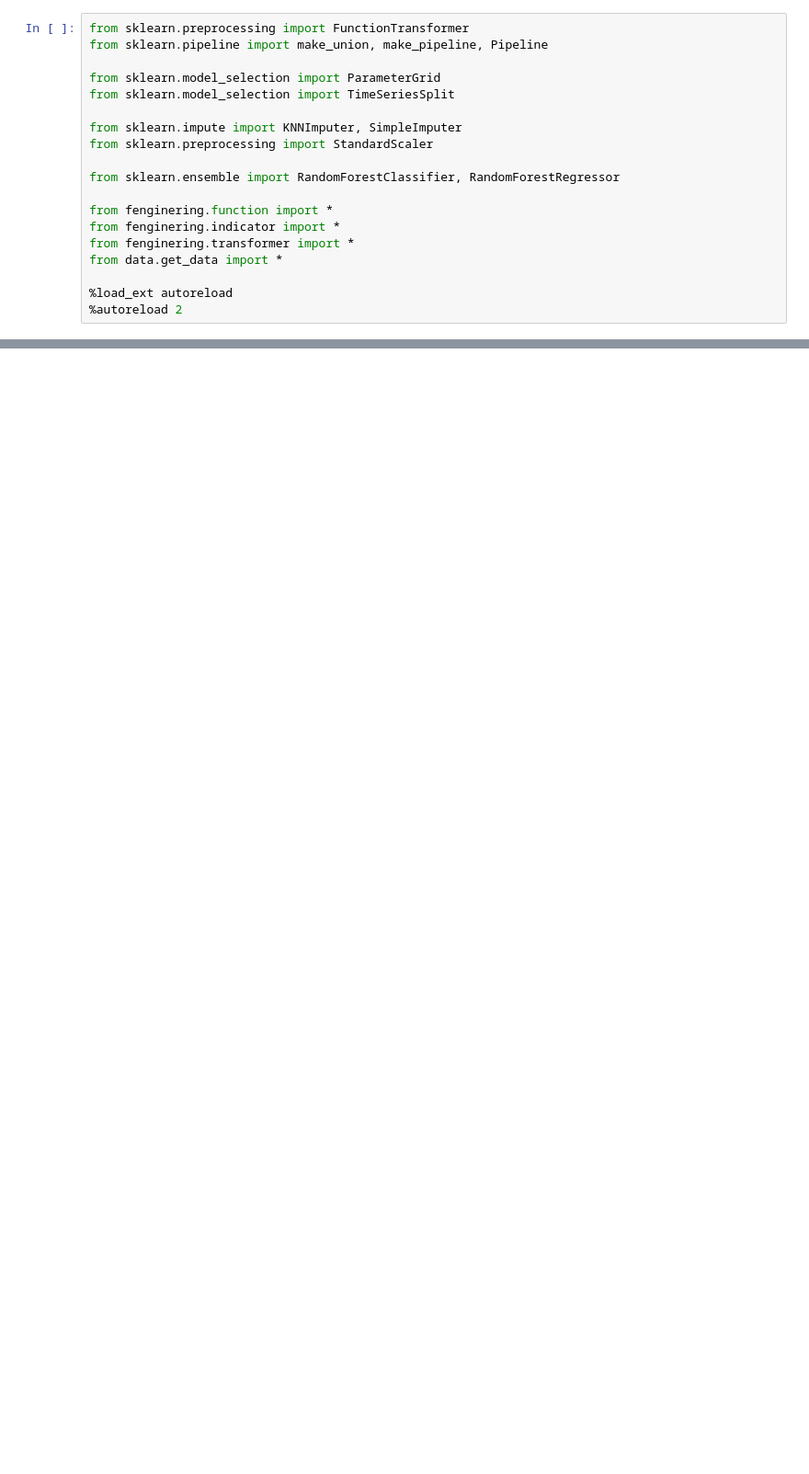
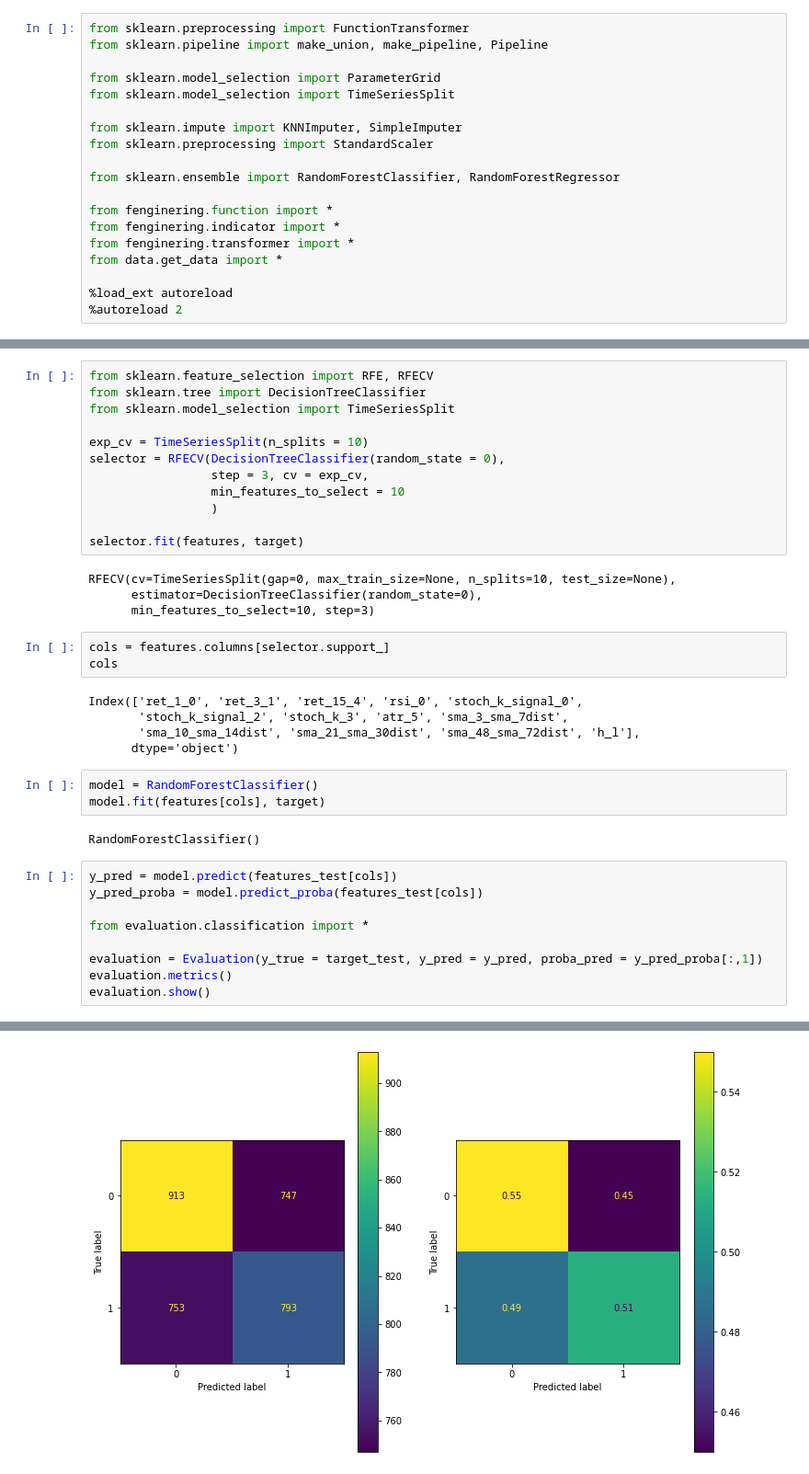
Before and after one commit to cedTrad/MachineLearning_Trading, a Jupyter notebook: Strategy.ipynb, the cells around one changed output, grey strips where cells are left out. Shown at 92% size. Saved outputs shown, nothing was run; the diff lists cells and outputs as text; blank space fills up the shorter version.

```diff
--- a/Strategy.ipynb
+++ b/Strategy.ipynb
@@ -168,0 +114,39 @@ Indicators.fit_transform(data)
+# %%
+from sklearn.feature_selection import RFE, RFECV
+from sklearn.tree import DecisionTreeClassifier
+from sklearn.model_selection import TimeSeriesSplit
+
+exp_cv = TimeSeriesSplit(n_splits = 10)
+selector = RFECV(DecisionTreeClassifier(random_state = 0),
+                 step = 3, cv = exp_cv,
+                 min_features_to_select = 10
+                 )
+
+selector.fit(features, target)
+# %% [output]
+RFECV(cv=TimeSeriesSplit(gap=0, max_train_size=None, n_splits=10, test_size=None),
+      estimator=DecisionTreeClassifier(random_state=0),
+      min_features_to_select=10, step=3)
+# %%
+cols = features.columns[selector.support_]
+cols
+# %% [output]
+Index(['ret_1_0', 'ret_3_1', 'ret_15_4', 'rsi_0', 'stoch_k_signal_0',
+       'stoch_k_signal_2', 'stoch_k_3', 'atr_5', 'sma_3_sma_7dist',
+       'sma_10_sma_14dist', 'sma_21_sma_30dist', 'sma_48_sma_72dist', 'h_l'],
+      dtype='object')
+# %%
+model = RandomForestClassifier()
+model.fit(features[cols], target)
+# %% [output]
+RandomForestClassifier()
+# %%
+y_pred = model.predict(features_test[cols])
+y_pred_proba = model.predict_proba(features_test[cols])
+
+from evaluation.classification import *
+
+evaluation = Evaluation(y_true = target_test, y_pred = y_pred, proba_pred = y_pred_proba[:,1])
+evaluation.metrics()
+evaluation.show()
+# %% [output]
@@ -168,0 +166 @@ Indicators.fit_transform(data)
+[figure, added]
```
Also changed, not shown: parts of 35 cells of this notebook, 15 other files.
